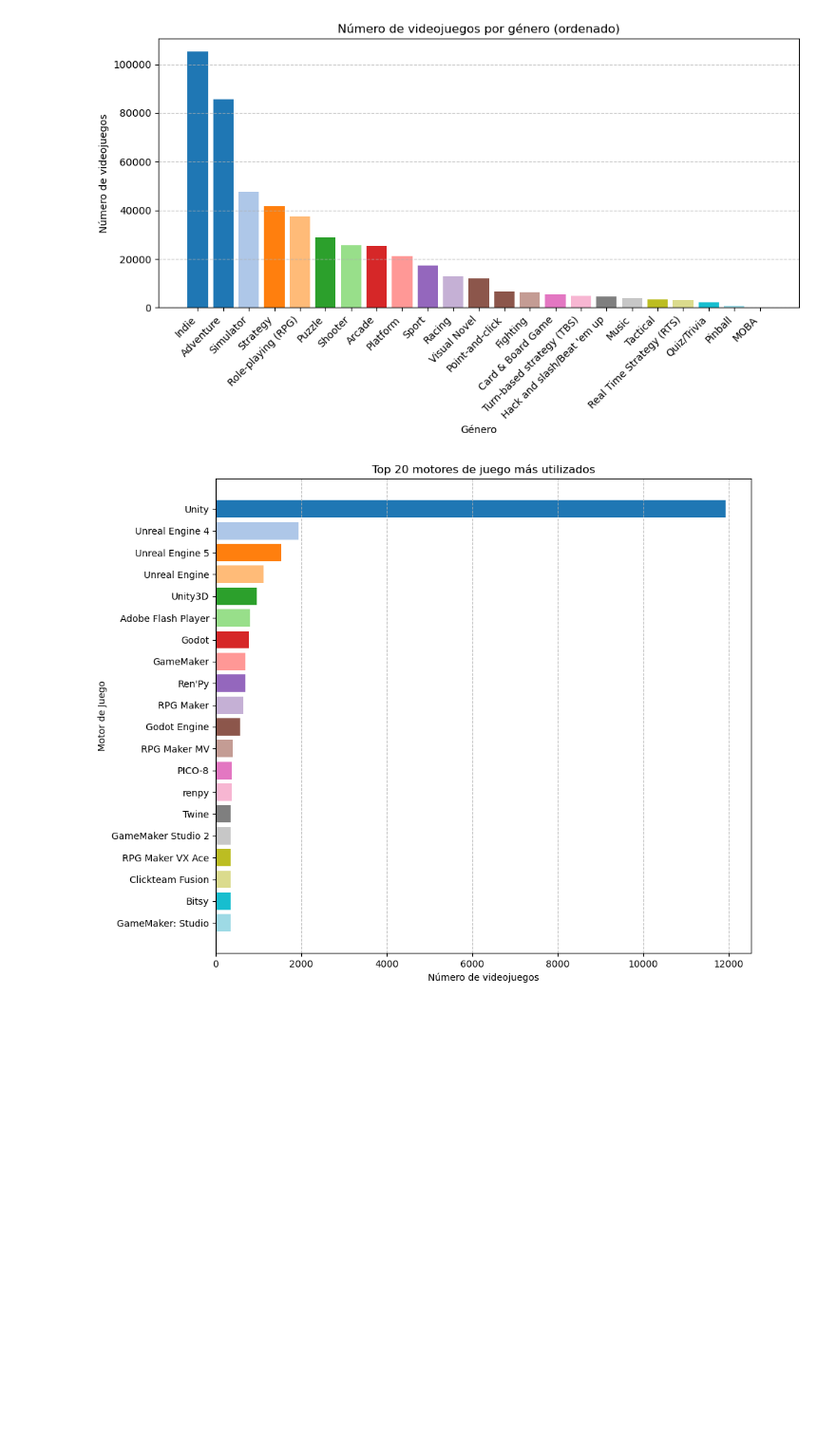
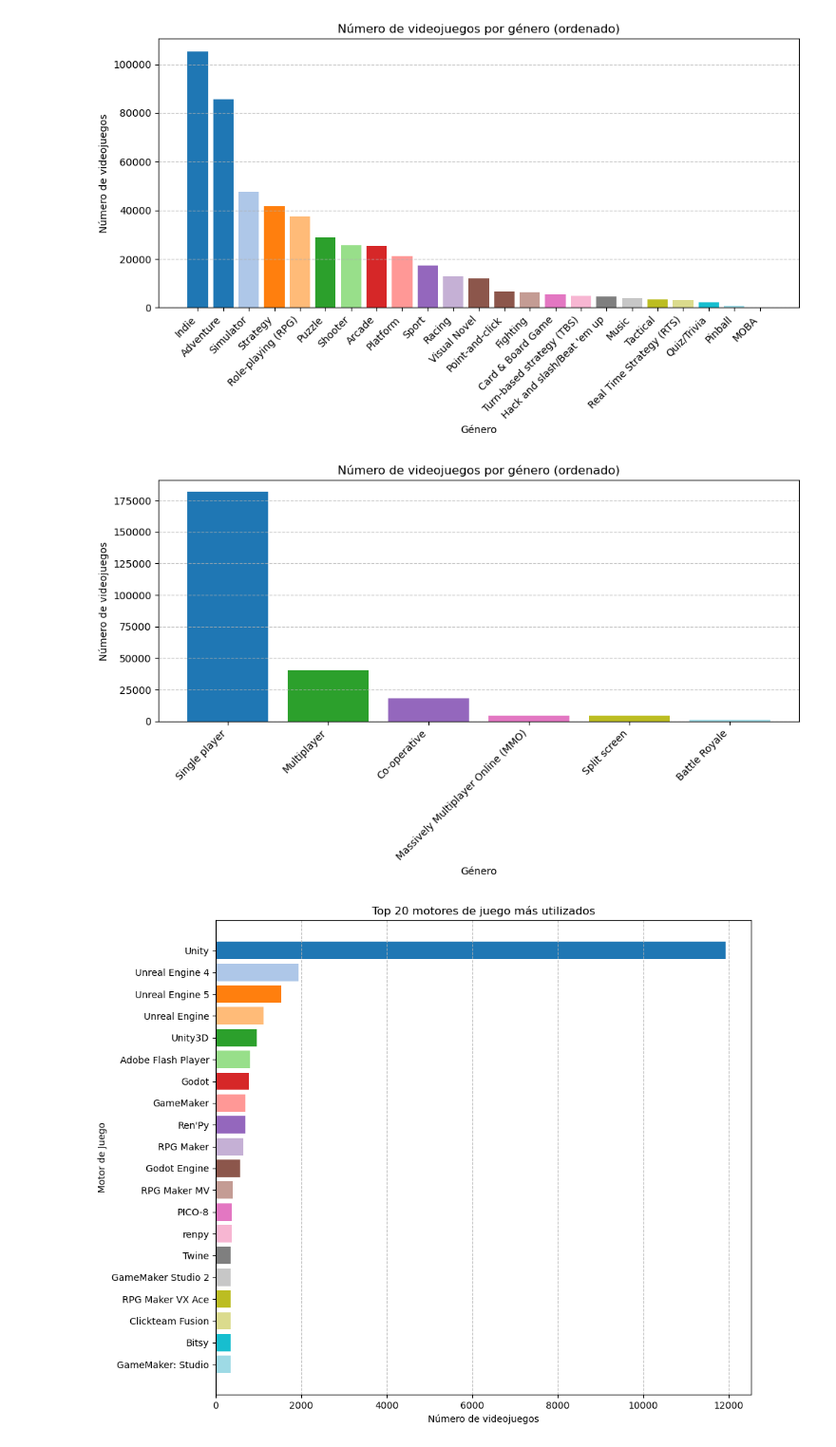
Before and after one commit to kiralot/Proyecto_Hackaboss_1, a Jupyter notebook: main.ipynb, the cells around one changed output. Shown at 95% size. Cells and saved outputs as stored; diff of their text form; code cells hidden in the pictures; blank space fills up the shorter version.

Commit message:
añadido modos de juego

```diff
--- a/main.ipynb
+++ b/main.ipynb
@@ -104,6 +104,42 @@ data=IGDBData("../../juegos_igdb_completo.json")
 numero_videojuegos_por_genero(data)
 # %% [output]
 [figure]
+# %%
+def numero_videojuegos_por_modo(data):
+    all_modes = []
+    for modes in data.df['game_mod']:
+        if not modes:
+            continue
+        if isinstance(modes, list):
+            for g in modes:
+                name = g.get("name")
+                if name:
+                    all_modes.append(name)
+    counts = Counter(all_modes)
+    labels, values = zip(*counts.items())
+
+    values = np.array(values)
+    labels = np.array(labels)
+
+    sorted_indices = np.argsort(values)[::-1]
+    values_sorted = values[sorted_indices]
+    labels_sorted = labels[sorted_indices]
+
+
+    colors = cm.tab20(np.linspace(0, 1, len(labels_sorted)))
+    plt.figure(figsize=(10, 6))
+    plt.bar(labels_sorted, values_sorted, color=colors)
+    plt.xticks(rotation=45, ha='right')
+    plt.xlabel('Género')
+    plt.ylabel('Número de videojuegos')
+    plt.title('Número de videojuegos por género (ordenado)')
+    plt.grid(axis='y', linestyle='--', alpha=0.7)
+    plt.tight_layout()
+    plt.show()
+# %%
+numero_videojuegos_por_modo(data)
+# %% [output]
+[figure, added]
 # %%
 def numero_videojuegos_por_motor(data):
     all_engines = []
```
